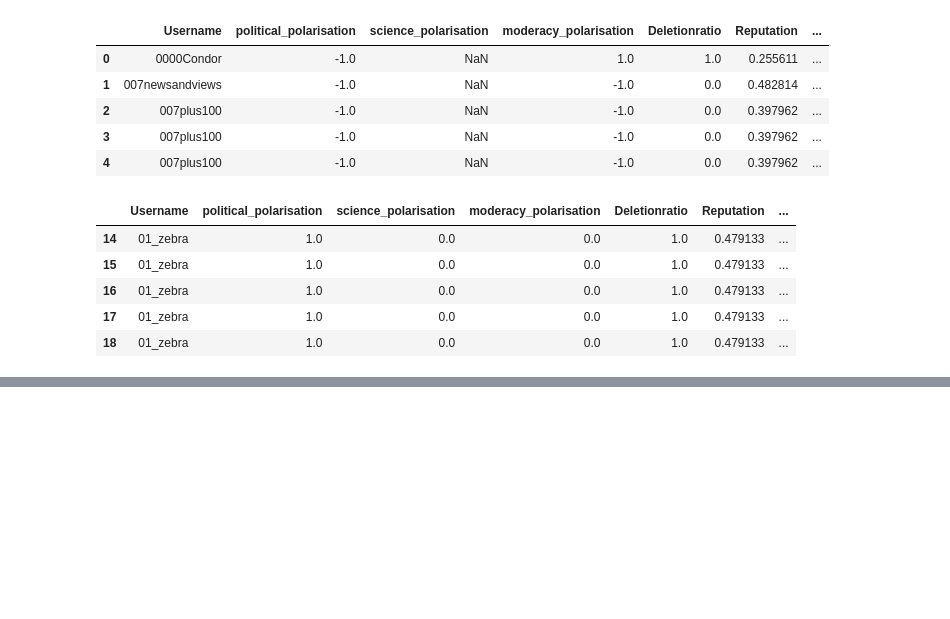
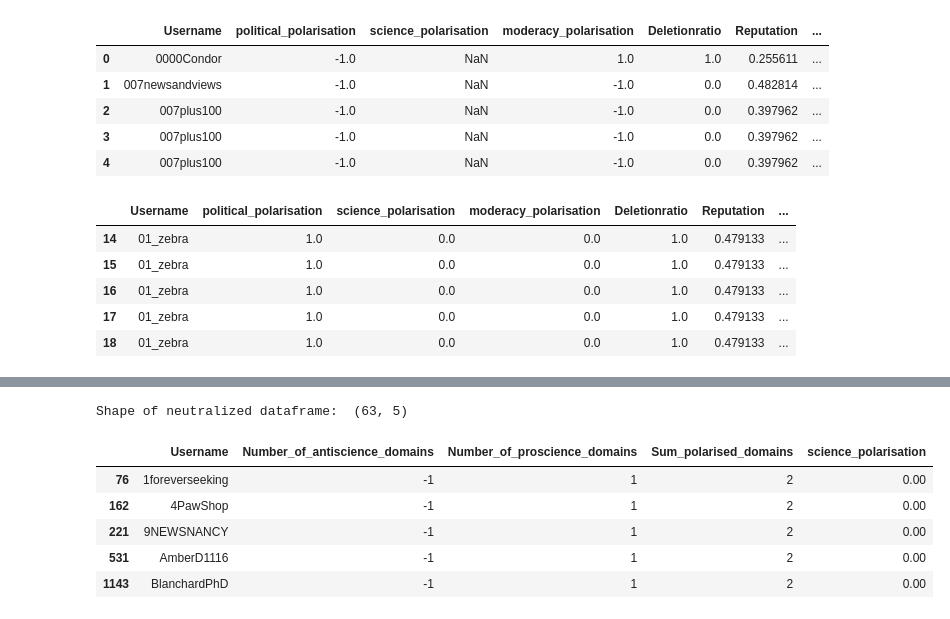
Before and after one commit to MoSamani/Deleted-Tweets, a Jupyter notebook: user_polarisiation/TweetsKB_tweets_of_polarised_users.ipynb, the cells around one changed output, grey strips where cells are left out. Drawn from its saved outputs; the diff is of its cells as text; code cells hidden in the pictures; blank space fills up the shorter version.

```diff
--- a/user_polarisiation/TweetsKB_tweets_of_polarised_users.ipynb
+++ b/user_polarisiation/TweetsKB_tweets_of_polarised_users.ipynb
@@ -145,0 +193,7 @@ with open(pfad_tsv3, 'w', newline='', encoding="utf-8") as out_file:
+# %%
+path = '../data/tweetskb_science_polarized_users_with_atleast_one_polarized_domain.tsv'
+
+df_tweetskb_science_polarized_and_neutralized = pd.read_csv(path, sep='\t', error_bad_lines=False, names=['Username', 'Number_of_antiscience_domains', 'Number_of_proscience_domains', 'Sum_polarised_domains', 'science_polarisation'])
+
+print('Shape :', df_tweetskb_science_polarized_and_neutralized.shape)
+df_tweetskb_science_polarized_and_neutralized.head()
@@ -145,0 +221,13 @@ with open(pfad_tsv3, 'w', newline='', encoding="utf-8") as out_file:
+# %%
+df_tweetskb_science_neutralized = df_tweetskb_science_polarized_and_neutralized[df_tweetskb_science_polarized_and_neutralized['science_polarisation'] == 0]
+
+print('Shape of neutralized dataframe: ', df_tweetskb_science_neutralized.shape)
+df_tweetskb_science_neutralized.head()
+# %% [output]
+Shape of neutralized dataframe:  (63, 5)
+|  | Username | Number_of_antiscience_domains | Number_of_proscience_domains | Sum_polarised_domains | science_polarisation |
+| 76 | 1foreverseeking | -1 | 1 | 2 | 0.00 |
+| 162 | 4PawShop | -1 | 1 | 2 | 0.00 |
+| 221 | 9NEWSNANCY | -1 | 1 | 2 | 0.00 |
+| 531 | AmberD1116 | -1 | 1 | 2 | 0.00 |
+| 1143 | BlanchardPhD | -1 | 1 | 2 | 0.00 |
```
Also changed, not shown: parts of 12 cells of this notebook.
